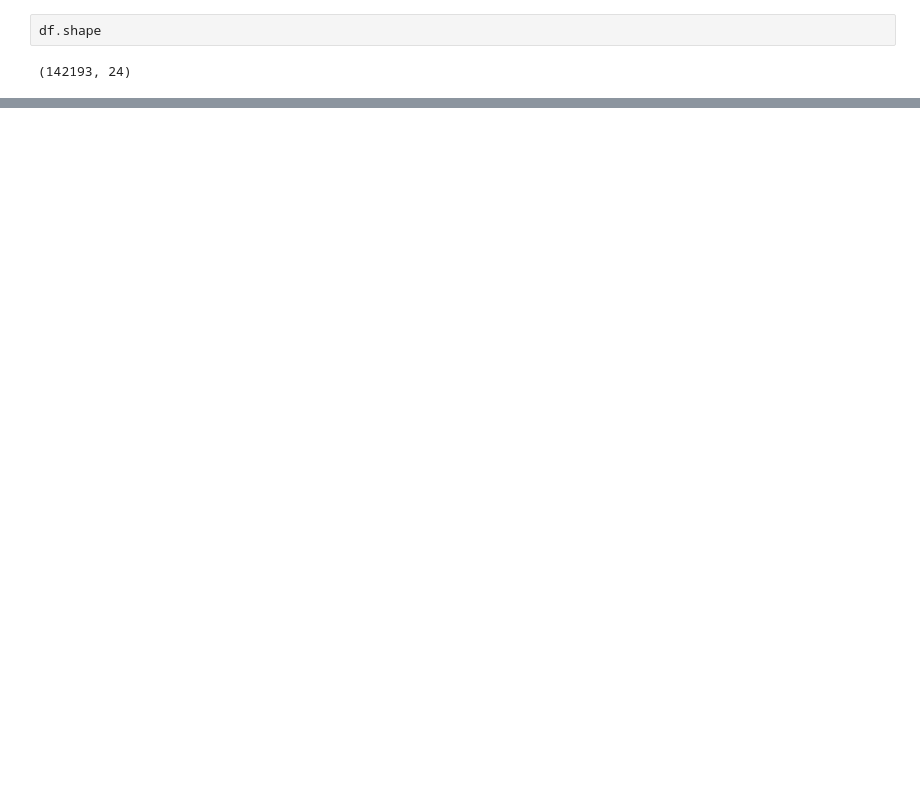
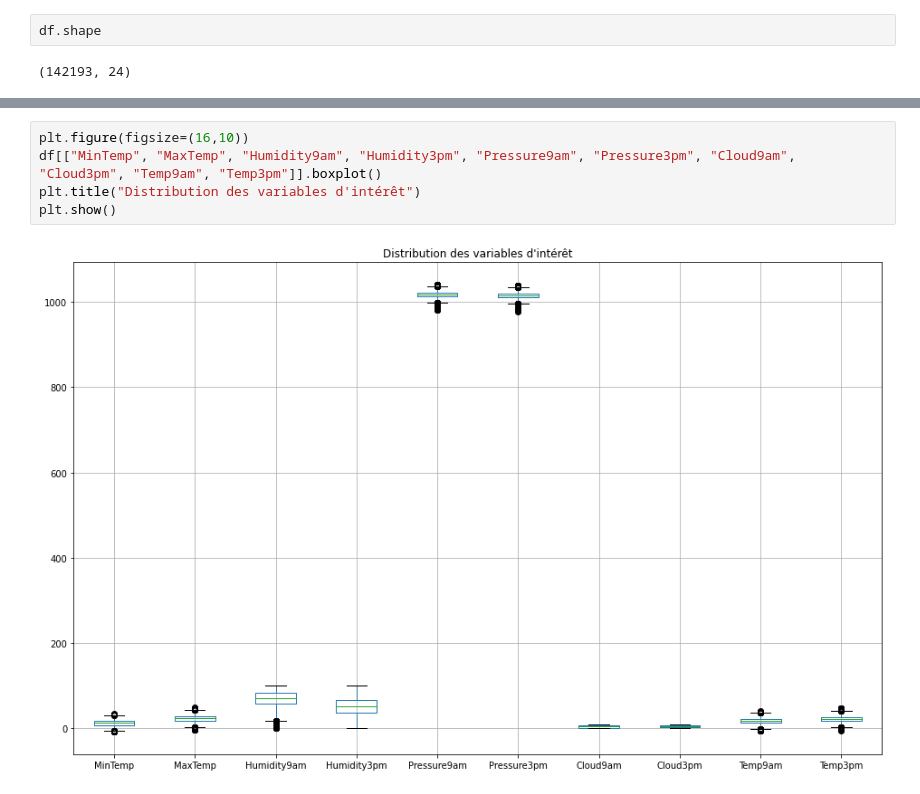
Before and after one commit to kevintsi/pythonIOT, a Jupyter notebook: ML/Rain_Australia_Mini_Project.ipynb, the cells around one changed output, grey strips where cells are left out. Cells and saved outputs as stored; diff of their text form; blank space fills up the shorter version.

```diff
--- a/ML/Rain_Australia_Mini_Project.ipynb
+++ b/ML/Rain_Australia_Mini_Project.ipynb
@@ -58,0 +114,7 @@ plt.hist(df["Location"])
+# %%
+plt.figure(figsize=(16,10))
+df[["MinTemp", "MaxTemp", "Humidity9am", "Humidity3pm", "Pressure9am", "Pressure3pm", "Cloud9am", "Cloud3pm", "Temp9am", "Temp3pm"]].boxplot()
+plt.title("Distribution des variables d'intérêt")
+plt.show()
+# %% [output]
+[figure, added]
```
Also changed, not shown: parts of 20 cells of this notebook.
